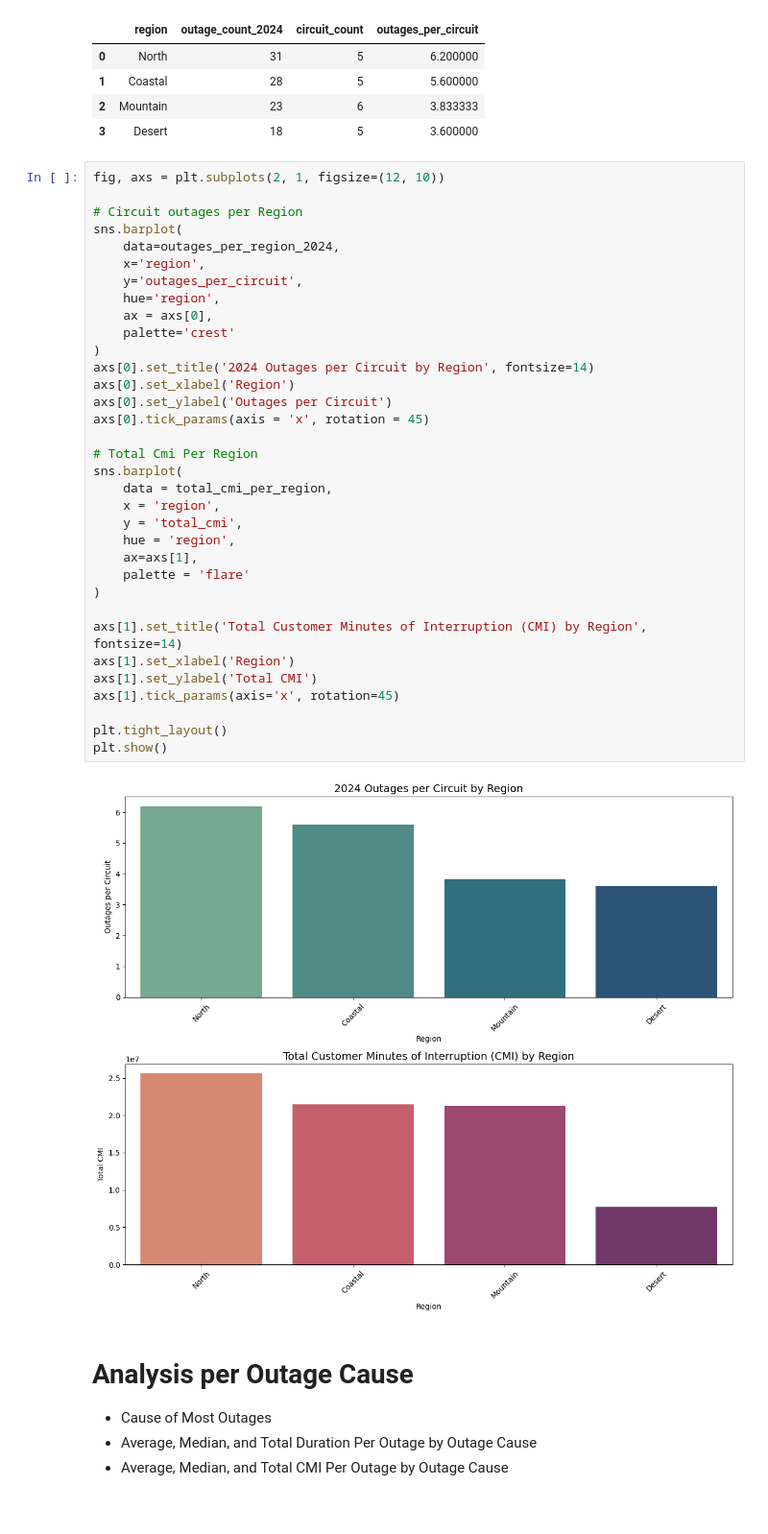
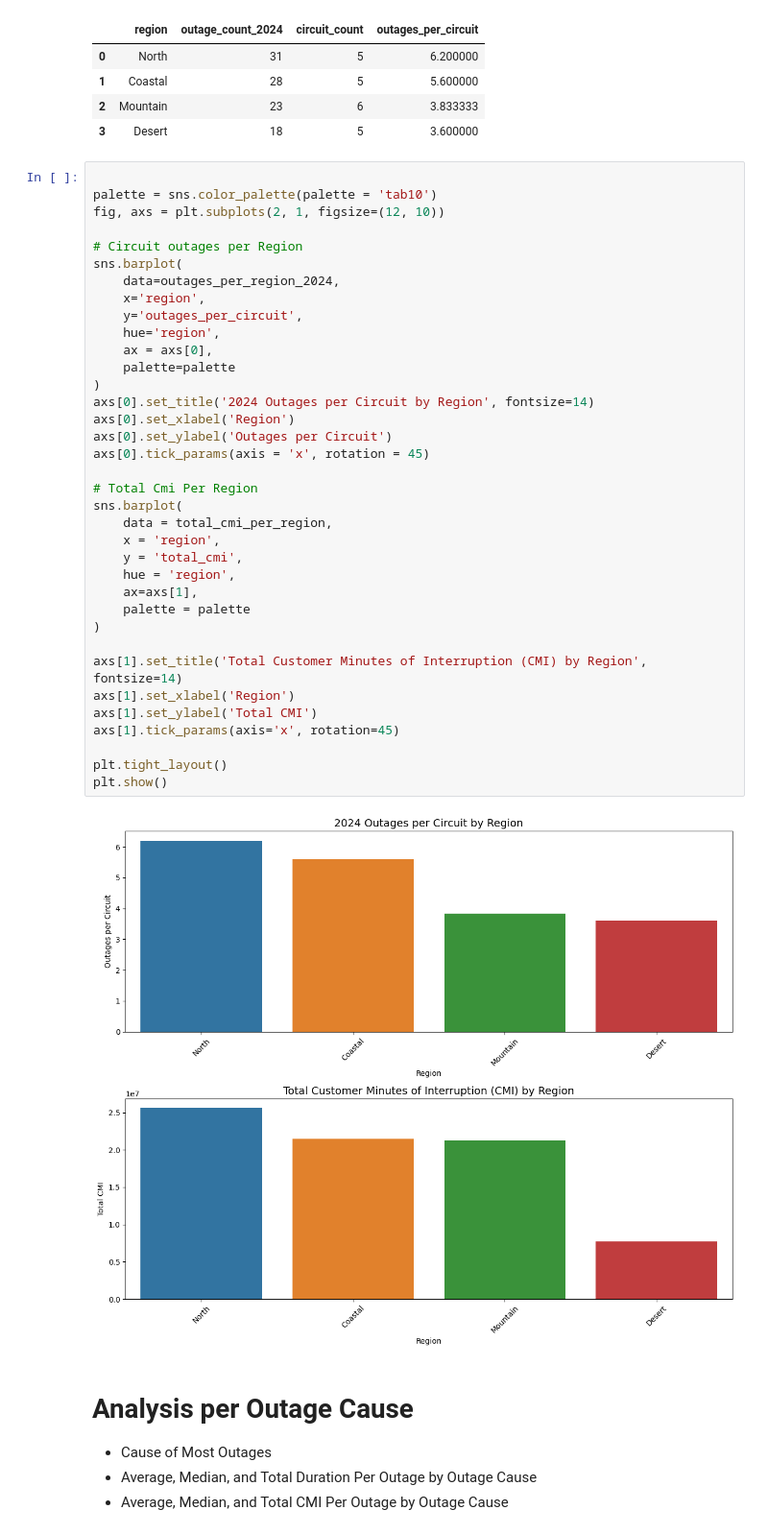
Before and after one commit to GerardoG2/ITC-2025, a Jupyter notebook: circuit-outage-analysis.ipynb, the cells around one changed output. Shown at 96% size. Drawn from its saved outputs; the diff is of its cells as text.

```diff
--- a/circuit-outage-analysis.ipynb
+++ b/circuit-outage-analysis.ipynb
@@ -349,41 +349,43 @@ outages_per_region_2024
 | 2 | Mountain | 23 | 6 | 3.833333 |
 | 3 | Desert | 18 | 5 | 3.600000 |
 # %%
+
+palette = sns.color_palette(palette = 'tab10')
 fig, axs = plt.subplots(2, 1, figsize=(12, 10))
 
 # Circuit outages per Region
 sns.barplot(
     data=outages_per_region_2024,
     x='region',
     y='outages_per_circuit',
     hue='region',
     ax = axs[0],
-    palette='crest'
+    palette=palette
 )
 axs[0].set_title('2024 Outages per Circuit by Region', fontsize=14)
 axs[0].set_xlabel('Region')
 axs[0].set_ylabel('Outages per Circuit')
 axs[0].tick_params(axis = 'x', rotation = 45)
 
 # Total Cmi Per Region
 sns.barplot(
     data = total_cmi_per_region,
     x = 'region',
     y = 'total_cmi',
     hue = 'region',
     ax=axs[1],
-    palette = 'flare'
+    palette = palette
 )
 
 axs[1].set_title('Total Customer Minutes of Interruption (CMI) by Region', fontsize=14)
 axs[1].set_xlabel('Region')
 axs[1].set_ylabel('Total CMI')
 axs[1].tick_params(axis='x', rotation=45)
 
 plt.tight_layout()
 plt.show()
 # %% [output]
-[figure, old version]
+[figure, new version]
 # %% [markdown]
 # Analysis per Outage Cause
 * Cause of Most Outages
```
Also changed, not shown: parts of 3 cells of this notebook.
